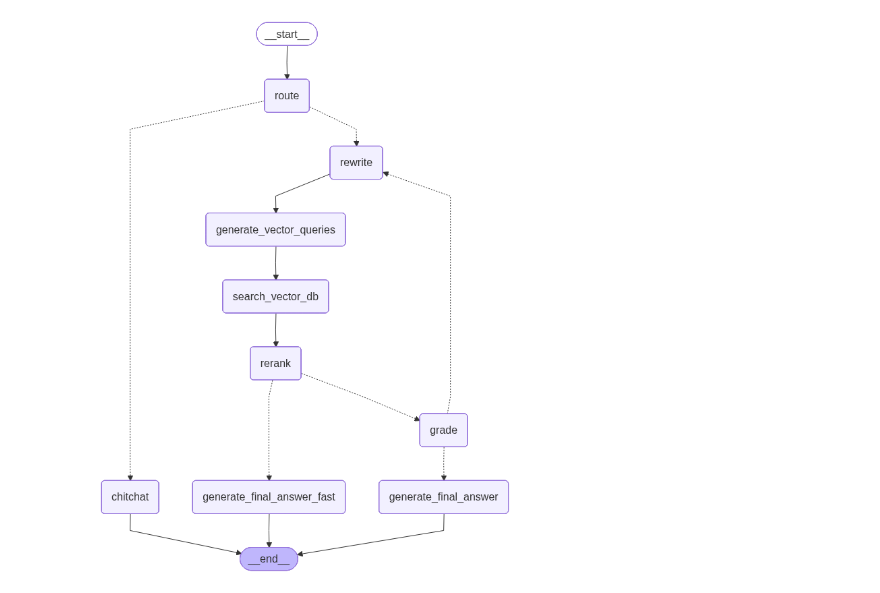
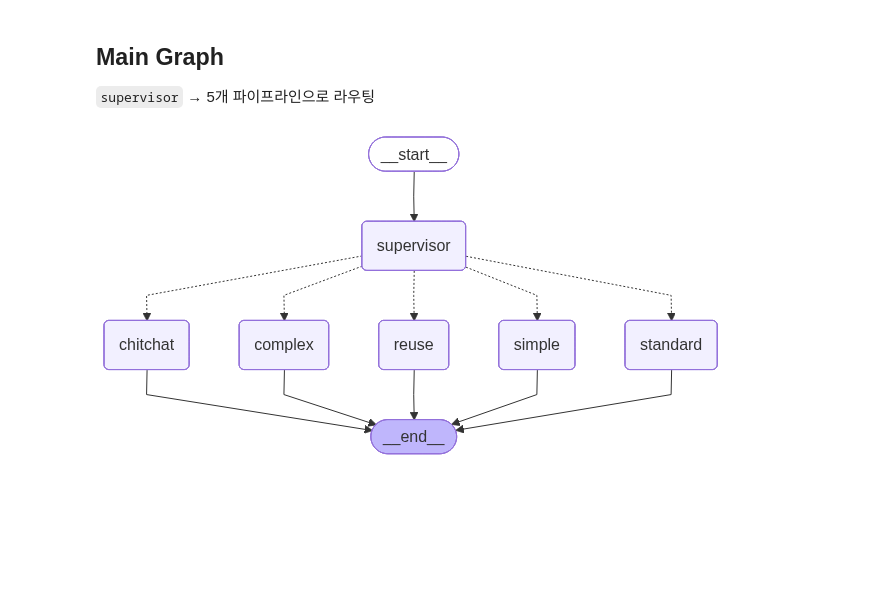
Before and after one commit to TeamCatchUp/catch-up, a Jupyter notebook: backend/notebook/graph_image.ipynb, the cells around one changed output. Drawn from its saved outputs; the diff is of its cells as text; code cells hidden in the pictures; blank space fills up the shorter version.

```diff
--- a/backend/notebook/graph_image.ipynb
+++ b/backend/notebook/graph_image.ipynb
@@ -1,44 +0,0 @@
-# %%
-import sys
-sys.path.append("..")
-
-from IPython.display import Image, display
-from langgraph.graph import END, StateGraph
-
-from catchup.rag.state import AgentState
-from catchup.rag.conditional_edges import route_after_grade, route_after_rerank, route_question
-
-# 실제 LLM/서비스 초기화 없이 구조만 구성
-async def _noop(*args, **kwargs):
-    return {}
-
-workflow = StateGraph(AgentState)
-
-for name in [
-    "route", "rewrite", "generate_vector_queries",
-    "search_vector_db", "rerank", "grade",
-    "chitchat", "generate_final_answer", "generate_final_answer_fast",
-]:
-    workflow.add_node(node=name, action=_noop)
-
-workflow.set_entry_point("route")
-workflow.add_conditional_edges("route", route_question, {"rewrite": "rewrite", "chitchat": "chitchat"})
-workflow.add_edge("chitchat", END)
-workflow.add_edge("rewrite", "generate_vector_queries")
-workflow.add_edge("generate_vector_queries", "search_vector_db")
-workflow.add_edge("search_vector_db", "rerank")
-workflow.add_conditional_edges("rerank", route_after_rerank, {
-    "generate_final_answer_fast": "generate_final_answer_fast",
-    "grade": "grade",
-})
-workflow.add_edge("generate_final_answer_fast", END)
-workflow.add_conditional_edges("grade", route_after_grade, {
-    "generate_final_answer": "generate_final_answer",
-    "rewrite": "rewrite",
-})
-workflow.add_edge("generate_final_answer", END)
-
-graph = workflow.compile()
-display(Image(graph.get_graph().draw_mermaid_png()))
-# %% [output]
-[figure, removed]
@@ -44,0 +13,28 @@ display(Image(graph.get_graph().draw_mermaid_png()))
+# %% [markdown]
+## Main Graph
+
+`supervisor` → 5개 파이프라인으로 라우팅
+# %%
+g = StateGraph(AgentState)
+for name in ["supervisor", "chitchat", "reuse", "simple", "standard", "complex"]:
+    g.add_node(name, _noop)
+
+g.set_entry_point("supervisor")
+g.add_conditional_edges(
+    "supervisor",
+    route_after_supervisor,
+    {
+        "chitchat": "chitchat",
+        "reuse": "reuse",
+        "simple": "simple",
+        "standard": "standard",
+        "complex": "complex",
+    },
+)
+for name in ["chitchat", "reuse", "simple", "standard", "complex"]:
+    g.add_edge(name, END)
+
+main_graph = g.compile()
+display(Image(main_graph.get_graph().draw_mermaid_png()))
+# %% [output]
+[figure, added]
```
Also changed, not shown: parts of 9 cells of this notebook, 1 other file.
